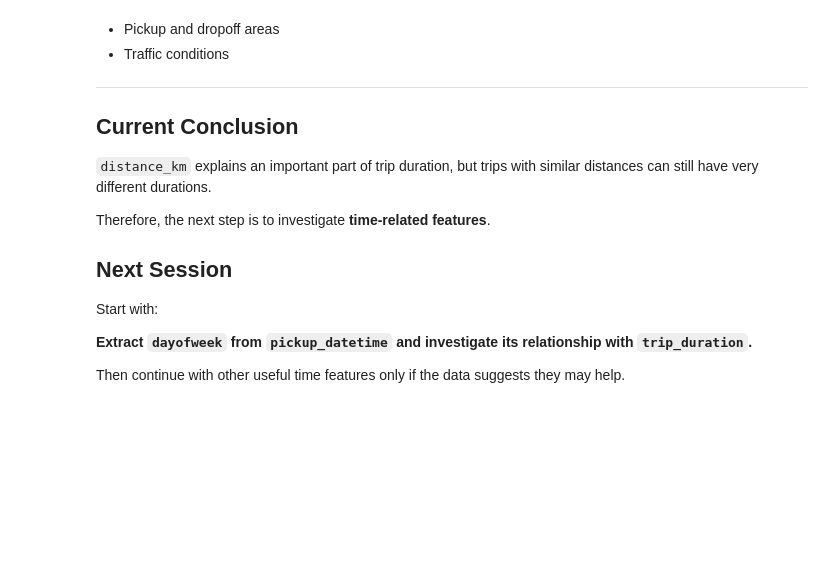
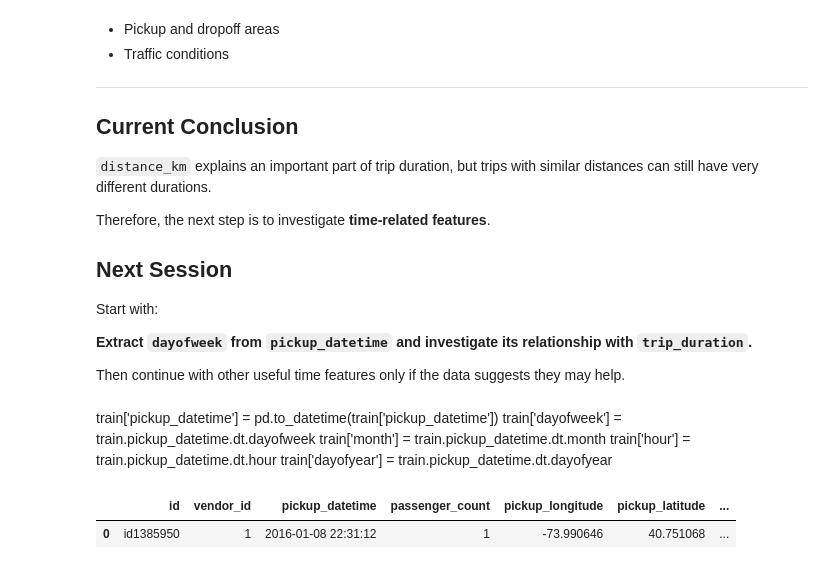
Before and after one commit to yousefJooX/nyc-taxi-trip-duration, a Jupyter notebook: notebooks/01_data_understanding.ipynb, the cells around one changed output. Saved outputs shown, nothing was run; the diff lists cells and outputs as text; code cells hidden in the pictures; blank space fills up the shorter version.

Commit message:
feat: add time and passenger feature analysis checkpoint

```diff
--- a/notebooks/01_data_understanding.ipynb
+++ b/notebooks/01_data_understanding.ipynb
@@ -454,3 +446,22 @@ Start with:
 **Extract `dayofweek` from `pickup_datetime` and investigate its relationship with `trip_duration`.**
 
 Then continue with other useful time features only if the data suggests they may help.
+# %%
+df['dayofweek'] = df['pickup_datetime'].dt.dayofweek
+# %%
+df['dayofweek'] = df['pickup_datetime'].dt.dayofweek
+# %% [markdown]
+   train['pickup_datetime'] = pd.to_datetime(train['pickup_datetime'])
+    train['dayofweek'] = train.pickup_datetime.dt.dayofweek
+    train['month'] = train.pickup_datetime.dt.month
+    train['hour'] = train.pickup_datetime.dt.hour
+    train['dayofyear'] = train.pickup_datetime.dt.dayofyear
+# %%
+df['month'] = df['pickup_datetime'].dt.month
+# %%
+df["dayofweek"] = df['pickup_datetime'].dt.dayofweek
+# %%
+df.head(1)
+# %% [output]
+|  | id | vendor_id | pickup_datetime | passenger_count | pickup_longitude | pickup_latitude | ... |
+| 0 | id1385950 | 1 | 2016-01-08 22:31:12 | 1 | -73.990646 | 40.751068 | ... |
```
Also changed, not shown: parts of 11 cells of this notebook.
